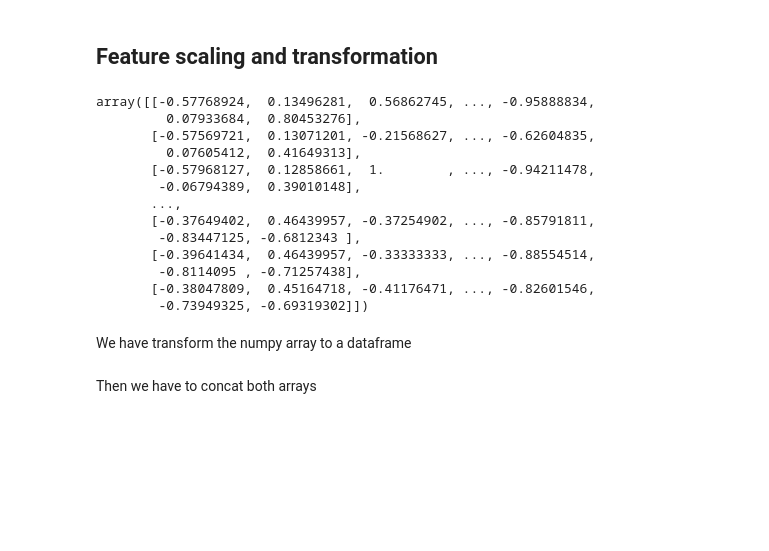
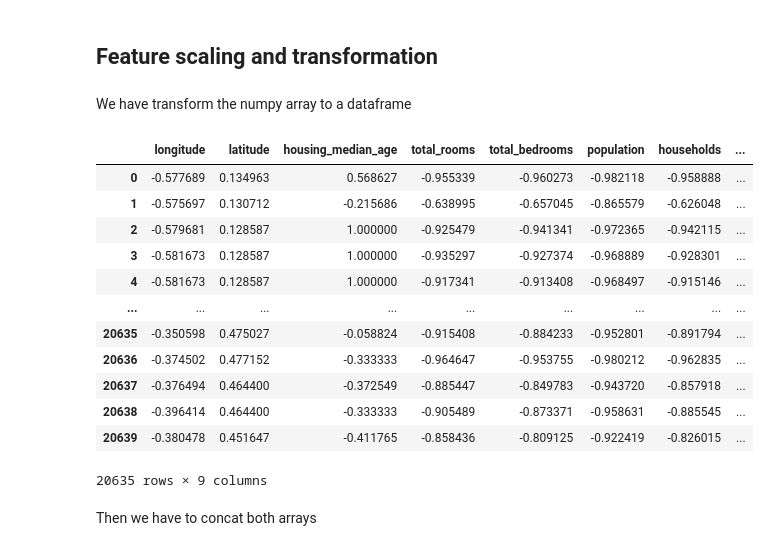
Before and after one commit to psilvac/house_price_project, a Jupyter notebook: notebooks/exploratory_analysis.ipynb, the cells around one changed output. Saved outputs shown, nothing was run; the diff lists cells and outputs as text; code cells hidden in the pictures; blank space fills up the shorter version.

Commit message:
correct scaled

```diff
--- a/notebooks/exploratory_analysis.ipynb
+++ b/notebooks/exploratory_analysis.ipynb
@@ -215,27 +215,28 @@ encoded_df
 20635 rows × 4 columns
 # %% [markdown]
 ## Feature scaling and transformation
-# %%
-min_min_max_scaler = MinMaxScaler(feature_range=(-1,1))
-df_scaled = min_min_max_scaler.fit_transform(df_numeric)
-# %% [output]
-array([[-0.57768924,  0.13496281,  0.56862745, ..., -0.95888834,
-         0.07933684,  0.80453276],
-       [-0.57569721,  0.13071201, -0.21568627, ..., -0.62604835,
-         0.07605412,  0.41649313],
-       [-0.57968127,  0.12858661,  1.        , ..., -0.94211478,
-        -0.06794389,  0.39010148],
-       ...,
-       [-0.37649402,  0.46439957, -0.37254902, ..., -0.85791811,
-        -0.83447125, -0.6812343 ],
-       [-0.39641434,  0.46439957, -0.33333333, ..., -0.88554514,
-        -0.8114095 , -0.71257438],
-       [-0.38047809,  0.45164718, -0.41176471, ..., -0.82601546,
-        -0.73949325, -0.69319302]])
 # %% [markdown]
 We have transform the numpy array to a dataframe
+# %%
+min_min_max_scaler = MinMaxScaler(feature_range=(-1,1))
+df_numeric_scaled = min_min_max_scaler.fit_transform(df_numeric)
 # %%
-df_scaled = pd.DataFrame(df_scaled,columns=df_numeric.columns, index=df_numeric.index)
+df_numeric_scaled = pd.DataFrame(df_numeric_scaled,columns=df_numeric.columns, index=df_numeric.index)
+df_numeric_scaled
+# %% [output]
+|  | longitude | latitude | housing_median_age | total_rooms | total_bedrooms | population | households | ... |
+| 0 | -0.577689 | 0.134963 | 0.568627 | -0.955339 | -0.960273 | -0.982118 | -0.958888 | ... |
+| 1 | -0.575697 | 0.130712 | -0.215686 | -0.638995 | -0.657045 | -0.865579 | -0.626048 | ... |
+| 2 | -0.579681 | 0.128587 | 1.000000 | -0.925479 | -0.941341 | -0.972365 | -0.942115 | ... |
+| 3 | -0.581673 | 0.128587 | 1.000000 | -0.935297 | -0.927374 | -0.968889 | -0.928301 | ... |
+| 4 | -0.581673 | 0.128587 | 1.000000 | -0.917341 | -0.913408 | -0.968497 | -0.915146 | ... |
+| ... | ... | ... | ... | ... | ... | ... | ... | ... |
+| 20635 | -0.350598 | 0.475027 | -0.058824 | -0.915408 | -0.884233 | -0.952801 | -0.891794 | ... |
+| 20636 | -0.374502 | 0.477152 | -0.333333 | -0.964647 | -0.953755 | -0.980212 | -0.962835 | ... |
+| 20637 | -0.376494 | 0.464400 | -0.372549 | -0.885447 | -0.849783 | -0.943720 | -0.857918 | ... |
+| 20638 | -0.396414 | 0.464400 | -0.333333 | -0.905489 | -0.873371 | -0.958631 | -0.885545 | ... |
+| 20639 | -0.380478 | 0.451647 | -0.411765 | -0.858436 | -0.809125 | -0.922419 | -0.826015 | ... |
+20635 rows × 9 columns
 # %% [markdown]
 Then we have to concat both arrays
 # %%
```
Also changed, not shown: parts of 11 cells of this notebook.
